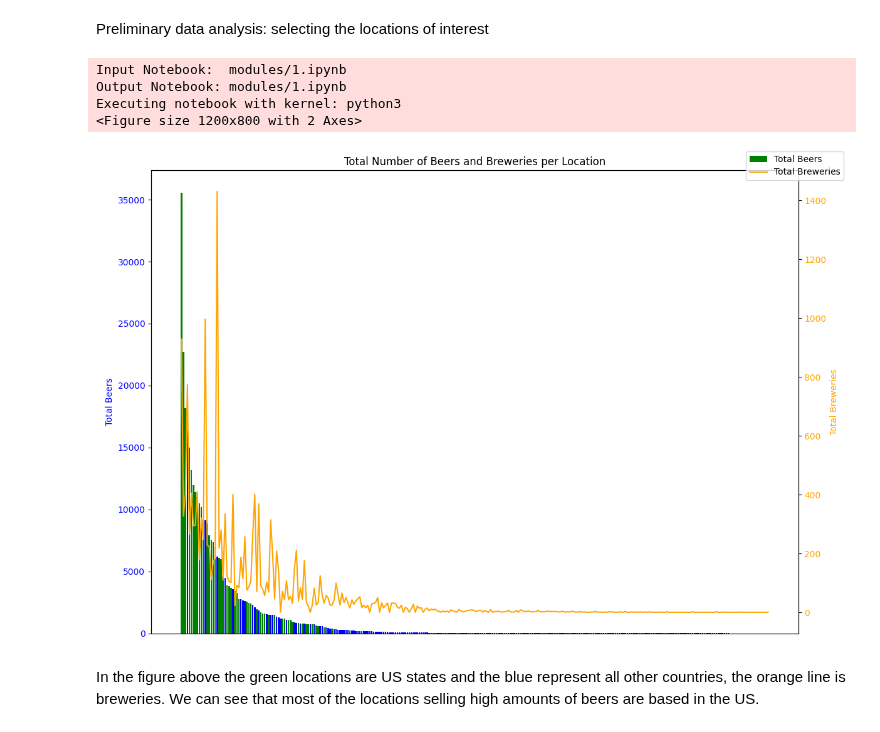
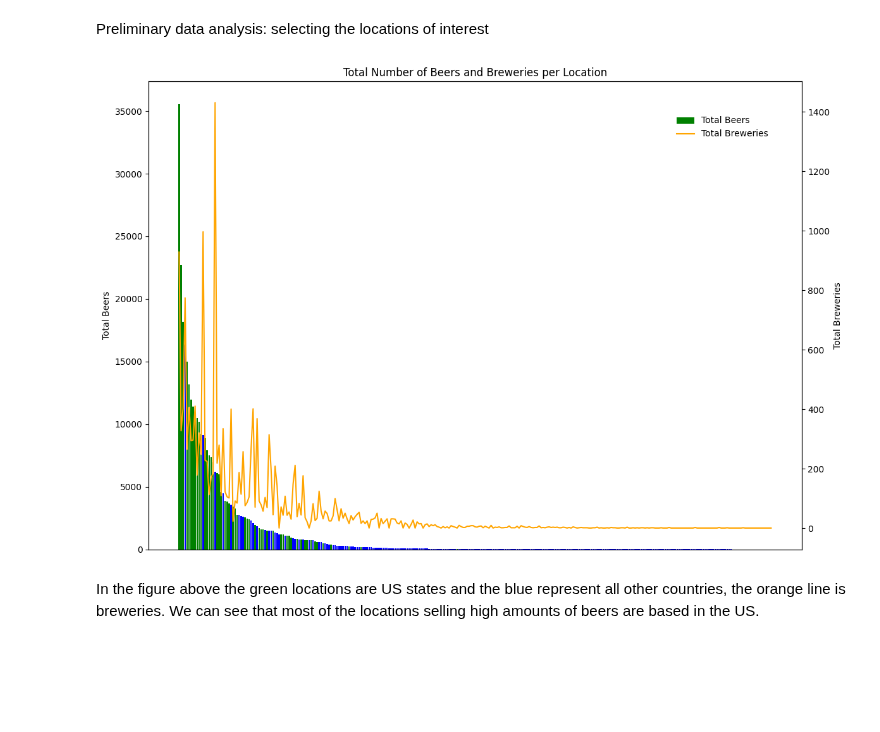
Before and after one commit to epfl-ada/ada-2024-project-x0x0, a Jupyter notebook: results.ipynb, the cells around one changed output. Saved outputs shown, nothing was run; the diff lists cells and outputs as text; code cells hidden in the pictures; blank space fills up the shorter version.

```diff
--- a/results.ipynb
+++ b/results.ipynb
@@ -32,22 +33,13 @@ Data Cleaning Pipeline
 The graphs shown here are based on the BeerAdvocate data, since it contains the majority of the US data, and the RateBeer graphs are similar.
 # %% [markdown]
 Preliminary data analysis: selecting the locations of interest <br>
-# %%
-path = 'modules/1.ipynb'
-pm.execute_notebook(
-    path,
-    path, #dont want to make new file
-    log_output=True,
-    progress_bar=False,
-    report_mode=True
-)
-
-display(Image(filename='modules/1.png'))
-# %% [output]
-Input Notebook:  modules/1.ipynb
-Output Notebook: modules/1.ipynb
-Executing notebook with kernel: python3
-<Figure size 1200x800 with 2 Axes>
-[figure, removed]
+# %%
+#sys.path.append('src/choosingCountries/utils') #apparantly we can do this multiple times and itll work fine
+from src.choosingCountries.utils.beers_breweries import plot_beer_breweries_distribution
+
+breweries = pd.read_csv('minimizedData/BA_breweries_small.csv')
+plot_beer_breweries_distribution(breweries)
+# %% [output]
+[figure, added]
 # %% [markdown]
 In the figure above the green locations are US states and the blue represent all other countries, the orange line is breweries. We can see that most of the locations selling high amounts of beers are based in the US.
```
Also changed, not shown: parts of 10 cells of this notebook, 18 other files.
